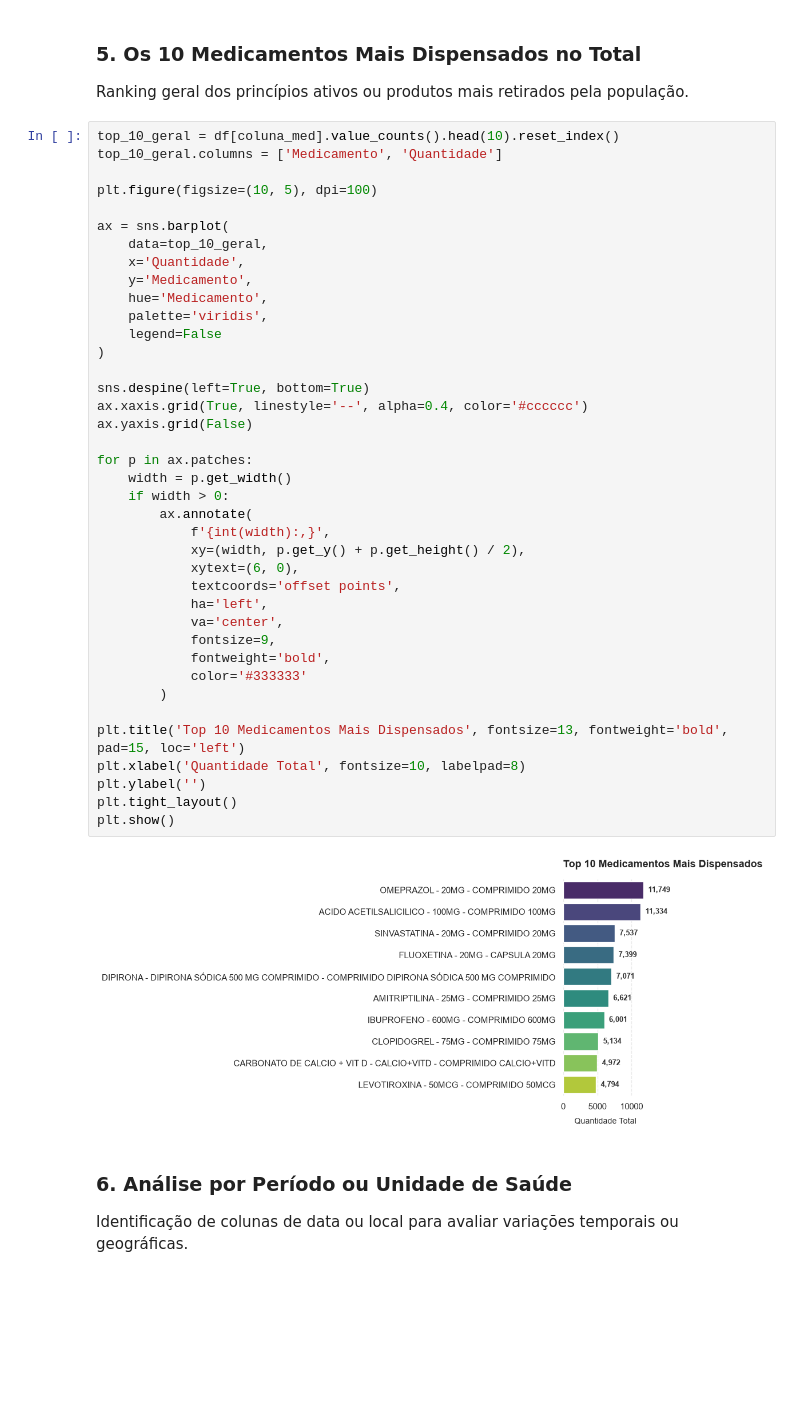
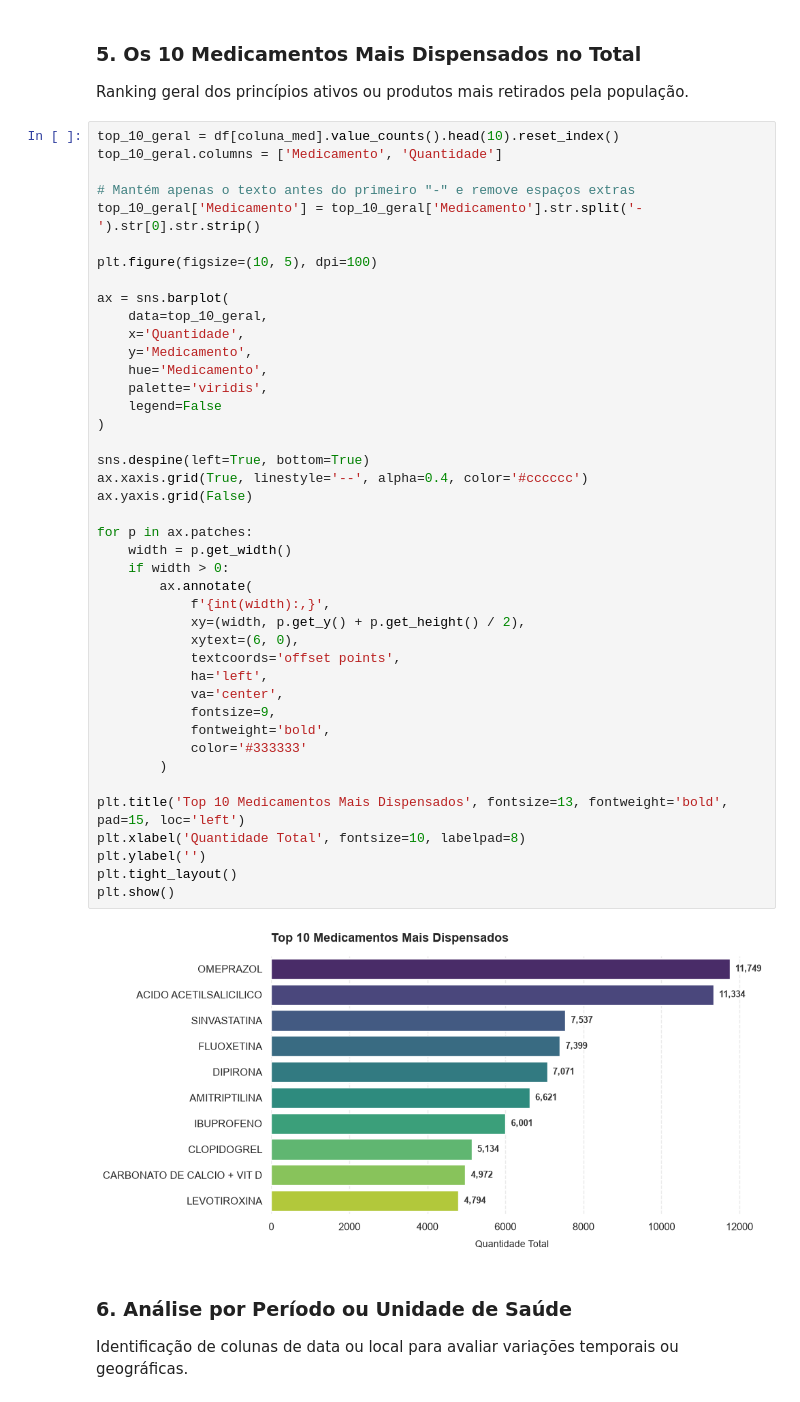
Before and after one commit to ManuelEtiene/PyAnalytics_revision, a Jupyter notebook: notebooks/Sprint_2_perfis_cuidado_farmacia_basica/Sprint_2_perfis_cuidado_farmacia_basica.ipynb, the cells around one changed output. Drawn from its saved outputs; the diff is of its cells as text; blank space fills up the shorter version.

```diff
--- a/notebooks/Sprint_2_perfis_cuidado_farmacia_basica/Sprint_2_perfis_cuidado_farmacia_basica.ipynb
+++ b/notebooks/Sprint_2_perfis_cuidado_farmacia_basica/Sprint_2_perfis_cuidado_farmacia_basica.ipynb
@@ -190,6 +246,9 @@ Ranking geral dos princípios ativos ou produtos mais retirados pela população
 # %%
 top_10_geral = df[coluna_med].value_counts().head(10).reset_index()
 top_10_geral.columns = ['Medicamento', 'Quantidade']
+
+# Mantém apenas o texto antes do primeiro "-" e remove espaços extras
+top_10_geral['Medicamento'] = top_10_geral['Medicamento'].str.split('-').str[0].str.strip()
 
 plt.figure(figsize=(10, 5), dpi=100)
 
@@ -200,34 +259,34 @@ ax = sns.barplot(
     hue='Medicamento',
     palette='viridis',
     legend=False
 )
 
 sns.despine(left=True, bottom=True)
 ax.xaxis.grid(True, linestyle='--', alpha=0.4, color='#cccccc')
 ax.yaxis.grid(False)
 
 for p in ax.patches:
     width = p.get_width()
     if width > 0:
         ax.annotate(
             f'{int(width):,}',
             xy=(width, p.get_y() + p.get_height() / 2),
             xytext=(6, 0),
             textcoords='offset points',
             ha='left',
             va='center',
             fontsize=9,
             fontweight='bold',
             color='#333333'
         )
 
 plt.title('Top 10 Medicamentos Mais Dispensados', fontsize=13, fontweight='bold', pad=15, loc='left')
 plt.xlabel('Quantidade Total', fontsize=10, labelpad=8)
 plt.ylabel('')
 plt.tight_layout()
 plt.show()
 # %% [output]
-[figure, old version]
+[figure, new version]
 # %% [markdown]
 ### 6. Análise por Período ou Unidade de Saúde
 Identificação de colunas de data ou local para avaliar variações temporais ou geográficas.
```
Also changed, not shown: parts of 2 cells of this notebook.
